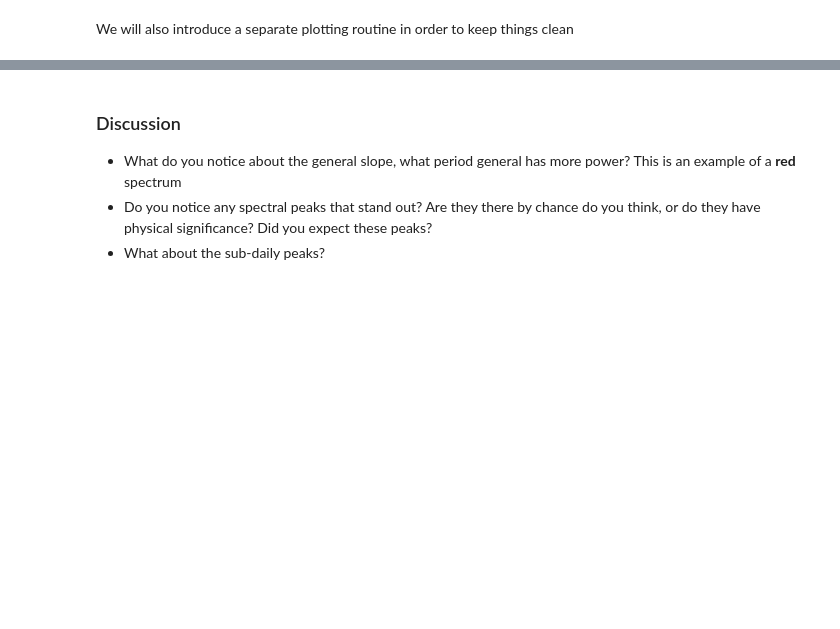
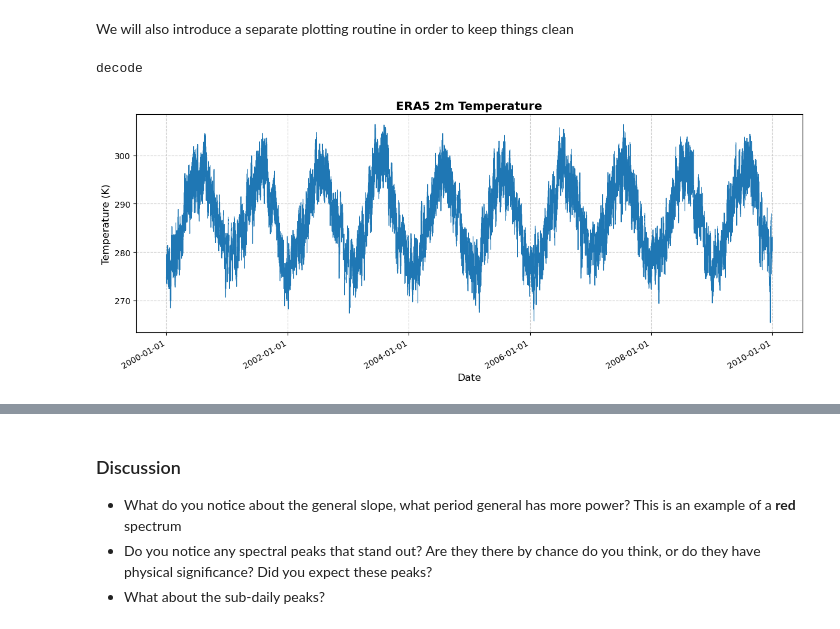
Before and after one commit to adriantompkins/climate-book, a Jupyter notebook: notebooks/part2_cda/climdata_FFT_analysis.ipynb, the cells around one changed output, grey strips where cells are left out. Cells and saved outputs as stored; diff of their text form; code cells hidden in the pictures; blank space fills up the shorter version.

```diff
--- a/notebooks/part2_cda/climdata_FFT_analysis.ipynb
+++ b/notebooks/part2_cda/climdata_FFT_analysis.ipynb
@@ -516,0 +701,43 @@ def plot_fft_spectrum(frequencies, periods, amplitudes):
+# %%
+# Download example data
+# url = "https://downloads.psl.noaa.gov/Datasets/era5/hourly/air.2m.2023.nc"
+# filename = "air.2m.2023.nc"
+# urllib.request.urlretrieve(url, filename)
+
+datadir="/Users/tompkins/DATA/era5/hourly/"
+filename=datadir+"t2m_t.nc"
+
+# Open the NetCDF file
+decode_times=False
+ds = xr.open_dataset(filename, decode_times=decode_times)
+if not decode_times:
+    print ("decode")
+    time_units = ds["valid_time"].units
+    time_values = ds["valid_time"].values
+
+    # Extract the base date from the time units
+    base_date_str = time_units.split('since ')[1]
+
+    # Convert seconds to datetime objects
+    times = cftime.num2date(time_values, units = time_units, calendar = 'standard')
+
+    # Replace the time coordinate
+    # ds['time'] = datetimes
+
+# Select a specific location and time range
+lat = 45.6
+lon = 13.7
+t2m = ds["t2m"].sel(latitude=lat, longitude=lon,method='nearest')
+# time = ds['time']
+
+temperature_values = t2m.values
+
+# Convert cftime objects to standard Python datetimes
+stimes = [
+    datetime.datetime(t.year, t.month, t.day, t.hour, t.minute, t.second)
+    for t in times
+]
+plot_raw_timeseries(stimes, temperature_values)
+# %% [output]
+decode
+[figure, added]
```
Also changed, not shown: parts of 21 cells of this notebook.
